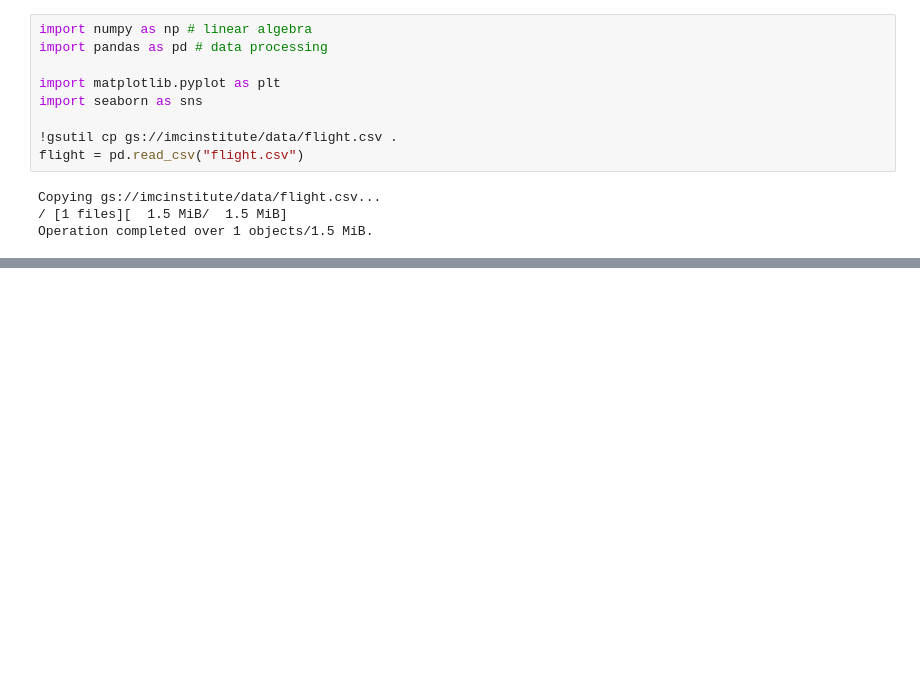
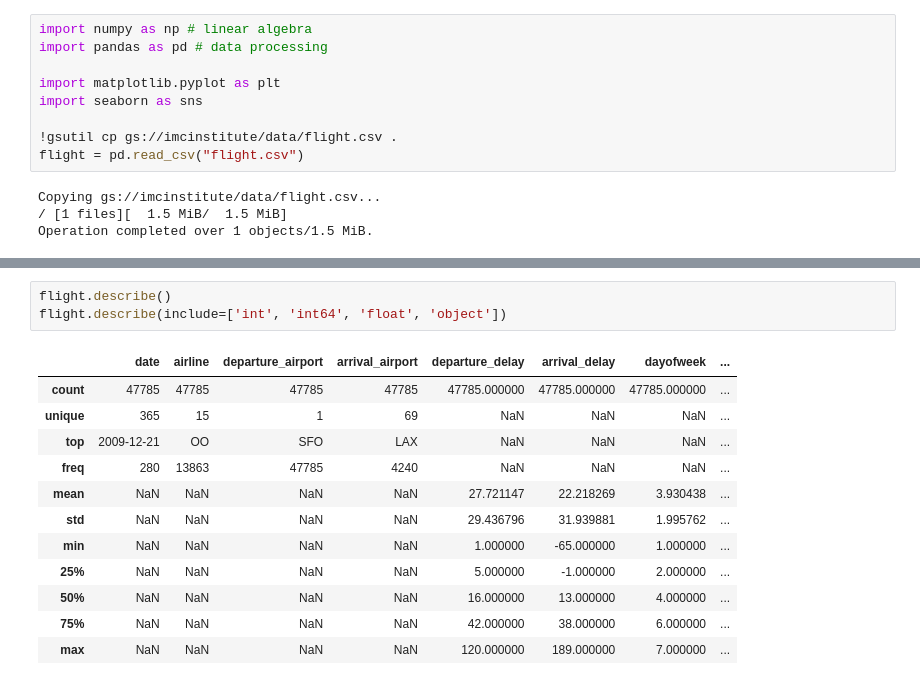
Before and after one commit to asynchronos/ML_Programing_in_Practice, a Jupyter notebook: IMC_Training_ML.ipynb, the cells around one changed output, grey strips where cells are left out. Drawn from its saved outputs; the diff is of its cells as text; blank space fills up the shorter version.

```diff
--- a/IMC_Training_ML.ipynb
+++ b/IMC_Training_ML.ipynb
@@ -17,0 +117,16 @@ Operation completed over 1 objects/1.5 MiB.
+# %%
+flight.describe()
+flight.describe(include=['int', 'int64', 'float', 'object'])
+# %% [output]
+|  | date | airline | departure_airport | arrival_airport | departure_delay | arrival_delay | dayofweek | ... |
+| count | 47785 | 47785 | 47785 | 47785 | 47785.000000 | 47785.000000 | 47785.000000 | ... |
+| unique | 365 | 15 | 1 | 69 | NaN | NaN | NaN | ... |
+| top | 2009-12-21 | OO | SFO | LAX | NaN | NaN | NaN | ... |
+| freq | 280 | 13863 | 47785 | 4240 | NaN | NaN | NaN | ... |
+| mean | NaN | NaN | NaN | NaN | 27.721147 | 22.218269 | 3.930438 | ... |
+| std | NaN | NaN | NaN | NaN | 29.436796 | 31.939881 | 1.995762 | ... |
+| min | NaN | NaN | NaN | NaN | 1.000000 | -65.000000 | 1.000000 | ... |
+| 25% | NaN | NaN | NaN | NaN | 5.000000 | -1.000000 | 2.000000 | ... |
+| 50% | NaN | NaN | NaN | NaN | 16.000000 | 13.000000 | 4.000000 | ... |
+| 75% | NaN | NaN | NaN | NaN | 42.000000 | 38.000000 | 6.000000 | ... |
+| max | NaN | NaN | NaN | NaN | 120.000000 | 189.000000 | 7.000000 | ... |
```
Also changed, not shown: parts of 9 cells of this notebook.
